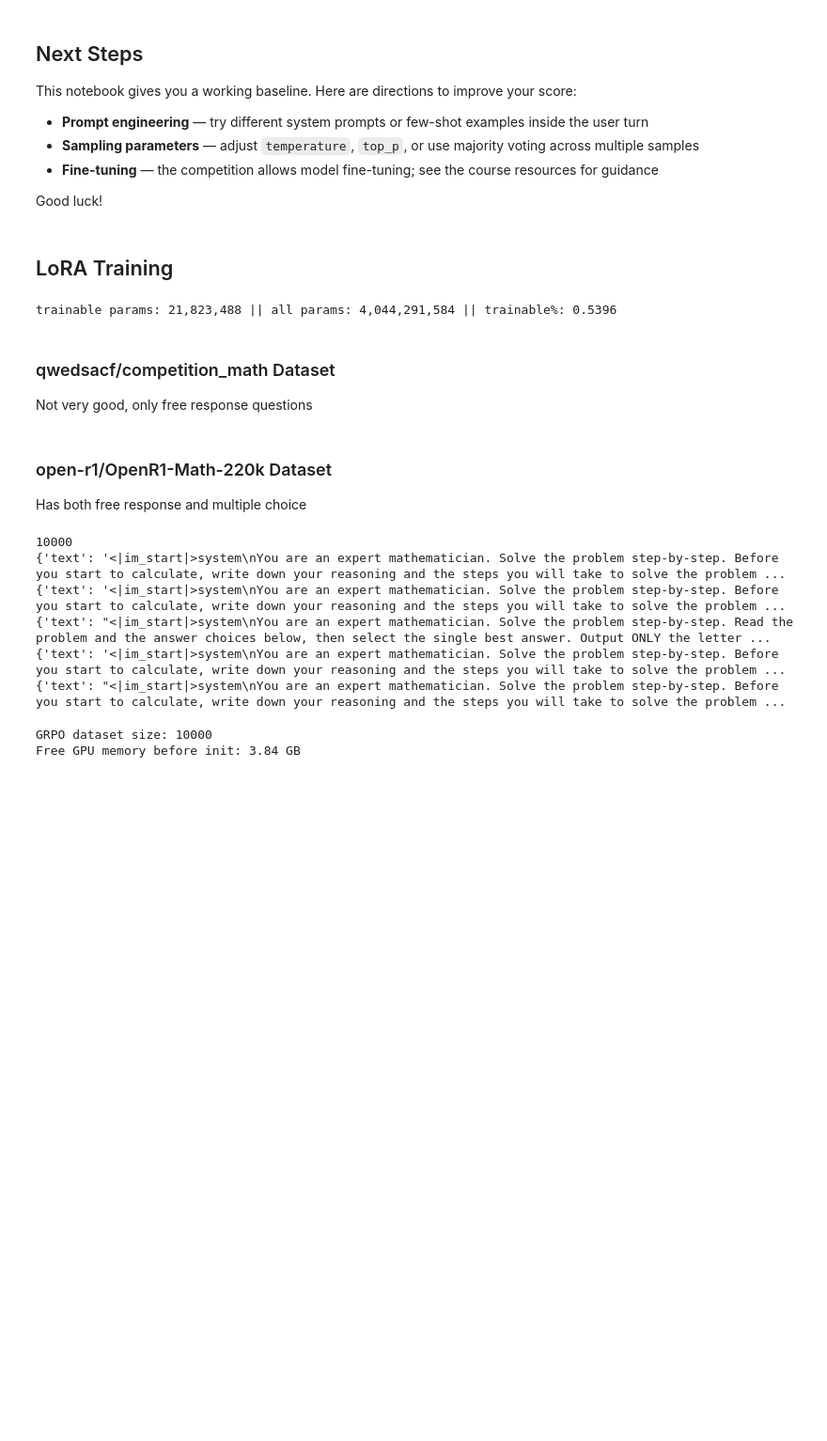
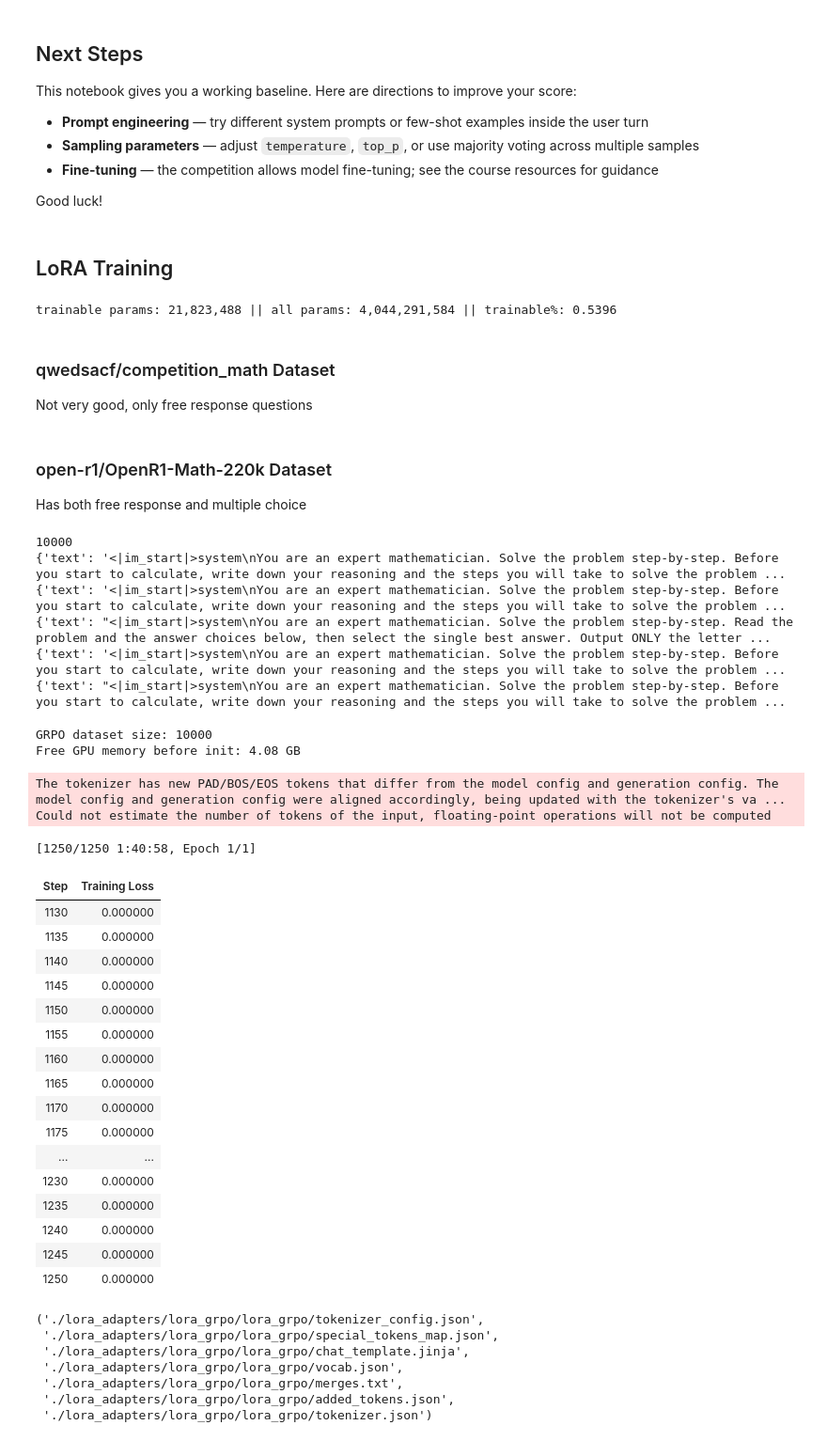
Before and after one commit to arugoa/151B_SP26_Competition, a Jupyter notebook: starter_code_cse151b_comp.ipynb, the cells around one changed output. Shown at 94% size. Drawn from its saved outputs; the diff is of its cells as text; code cells hidden in the pictures; blank space fills up the shorter version.

Commit message:
completed grpo pretraining, tbd test on our dataset

```diff
--- a/starter_code_cse151b_comp.ipynb
+++ b/starter_code_cse151b_comp.ipynb
@@ -239,27 +250,12 @@ llm = LLM(
     load_format="bitsandbytes",
     enable_prefix_caching=False,
     gpu_memory_utilization=0.85,
-    max_model_len=16384/2,
+    max_model_len=6240,
     trust_remote_code=True,
     max_num_seqs=256,
     max_num_batched_tokens=32768,
-    # enable_lora=True,     # <-------------------- Enable/Disable LoRA support
+    enable_lora=True,     # <-------------------- Enable/Disable LoRA support
     max_lora_rank=64,
 )
 
-# import transformers
-
-# llm = transformers.AutoModelForCausalLM.from_pretrained(
-#     MODEL_ID,
-#     quantization_config=transformers.BitsAndBytesConfig(
-#         load_in_4bit=True,
-#         bnb_4bit_compute_dtype=torch.float16,
-#         bnb_4bit_quant_type="nf4",
-#         bnb_4bit_use_double_quant=True,
-#     ),
-#     device_map="auto",
-#     trust_remote_code=True,
-# ).to("cuda")
-
-
 print("Model loaded.")
@@ -300,6 +333,7 @@ print(f"Generating responses for {len(prompts)} questions...")
 outputs = llm.generate(
     prompts,
     sampling_params=sampling_params,
+    lora_request=LoRARequest("grpo_adapter", 1, "./lora_adapters/lora_grpo/lora_grpo",),
     # lora_request=LoRARequest("math_finetune", 1, lora_path="./lora_adapter_comp/lora_adapter_comp"),
     # lora_request=LoRARequest("math_finetune", 1, lora_path="./lora_adapters/lora_adapter_openr1_generate/lora_adapter_openr1_generate"),
 )
@@ -690,19 +727,6 @@ class ClearCacheCallback(TrainerCallback):
 
 # ── Dataset ───────────────────────────────────────────────────────────────────
 MAX_PROMPT_TOKENS = 256   # restore some prompt context
-
-# Add this to your prompt builder to suppress the <think> block
-SYSTEM_PROMPT_MCQ_SHORT = (
-    "Solve the problem. "
-    "Reply with ONLY the answer letter inside \\boxed{}, e.g. \\boxed{A}. "
-    "No explanation."
-)
-
-SYSTEM_PROMPT_MATH_SHORT = (
-    "Solve the problem. "
-    "Reply with ONLY the final answer inside \\boxed{}, e.g. \\boxed{42}. "
-    "No explanation."
-)
 
 def make_grpo_dataset(hf_dataset):
     records = []
@@ -807,34 +831,59 @@ grpo_config = GRPOConfig(
     dataloader_pin_memory=False,
     dataloader_num_workers=0,
 
     logging_steps=5,
     save_strategy="steps",
     save_steps=25,
     logging_dir="./logs/grpo",
 
     beta=0.0,      # ← eliminates the reference model copy, saves ~2.5GB
     epsilon=0.1,
 )
 
 # ── Train ─────────────────────────────────────────────────────────────────────
 gc.collect()
 torch.cuda.empty_cache()
 print(f"Free GPU memory before init: {torch.cuda.mem_get_info()[0]/1024**3:.2f} GB")
 
 grpo_trainer = GRPOTrainer(
     model=model,
     args=grpo_config,
     train_dataset=grpo_dataset,
     reward_funcs=math_accuracy_reward,
     callbacks=[ClearCacheCallback()],   # ← clears cache every step
 )
 
-grpo_trainer.train(
-    resume_from_checkpoint="./lora_adapters/lora_grpo/checkpoints/checkpoint-350"
-)
+grpo_trainer.train(resume_from_checkpoint="./lora_adapters/lora_grpo/checkpoints/checkpoint-1250")
 
 grpo_trainer.save_model("./lora_adapters/lora_grpo/lora_grpo")
 tokenizer.save_pretrained("./lora_adapters/lora_grpo/lora_grpo")
 # %% [output]
 GRPO dataset size: 10000
-Free GPU memory before init: 3.84 GB
+Free GPU memory before init: 4.08 GB
+The tokenizer has new PAD/BOS/EOS tokens that differ from the model config and generation config. The model config and generation config were aligned accordingly, being updated with the tokenizer's va ...
+Could not estimate the number of tokens of the input, floating-point operations will not be computed
+[1250/1250 1:40:58, Epoch 1/1]
+| Step | Training Loss |
+| 1130 | 0.000000 |
+| 1135 | 0.000000 |
+| 1140 | 0.000000 |
+| 1145 | 0.000000 |
+| 1150 | 0.000000 |
+| 1155 | 0.000000 |
+| 1160 | 0.000000 |
+| 1165 | 0.000000 |
+| 1170 | 0.000000 |
+| 1175 | 0.000000 |
+| ... | ... |
+| 1230 | 0.000000 |
+| 1235 | 0.000000 |
+| 1240 | 0.000000 |
+| 1245 | 0.000000 |
+| 1250 | 0.000000 |
+('./lora_adapters/lora_grpo/lora_grpo/tokenizer_config.json',
+ './lora_adapters/lora_grpo/lora_grpo/special_tokens_map.json',
+ './lora_adapters/lora_grpo/lora_grpo/chat_template.jinja',
+ './lora_adapters/lora_grpo/lora_grpo/vocab.json',
+ './lora_adapters/lora_grpo/lora_grpo/merges.txt',
+ './lora_adapters/lora_grpo/lora_grpo/added_tokens.json',
+ './lora_adapters/lora_grpo/lora_grpo/tokenizer.json')
```
Also changed, not shown: parts of 4 cells of this notebook, 13 other files.
